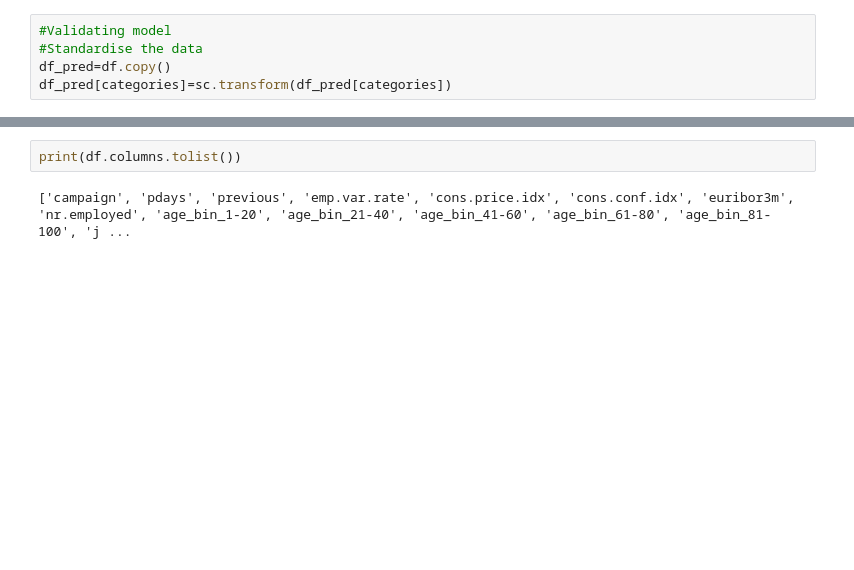
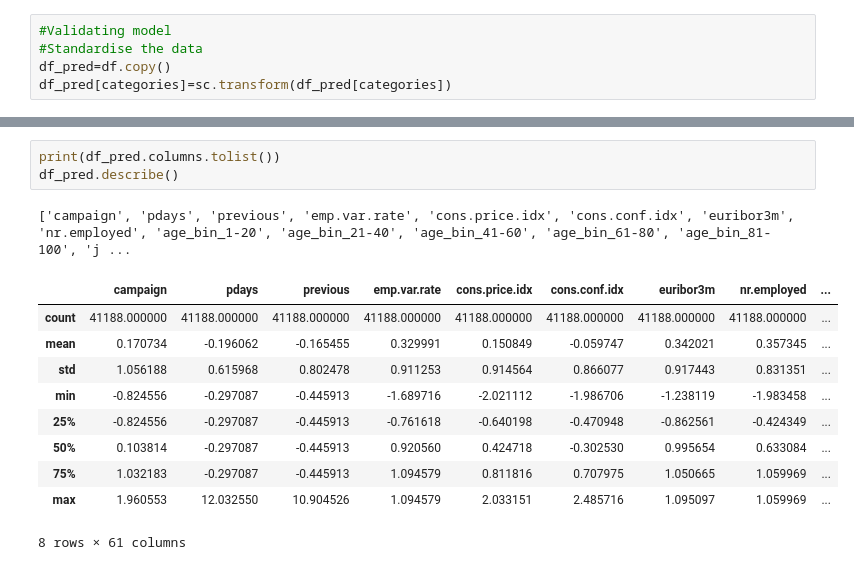
Before and after one commit to srimos/DI_Bootcamp, a Jupyter notebook: Week11/model.ipynb, the cells around one changed output, grey strips where cells are left out. Saved outputs shown, nothing was run; the diff lists cells and outputs as text; blank space fills up the shorter version.

```diff
--- a/Week11/model.ipynb
+++ b/Week11/model.ipynb
@@ -449,6 +463,17 @@ prediction
 array([1])
 # %%
-print(df.columns.tolist())
+print(df_pred.columns.tolist())
+df_pred.describe()
 # %% [output]
 ['campaign', 'pdays', 'previous', 'emp.var.rate', 'cons.price.idx', 'cons.conf.idx', 'euribor3m', 'nr.employed', 'age_bin_1-20', 'age_bin_21-40', 'age_bin_41-60', 'age_bin_61-80', 'age_bin_81-100', 'j ...
+|  | campaign | pdays | previous | emp.var.rate | cons.price.idx | cons.conf.idx | euribor3m | nr.employed | ... |
+| count | 41188.000000 | 41188.000000 | 41188.000000 | 41188.000000 | 41188.000000 | 41188.000000 | 41188.000000 | 41188.000000 | ... |
+| mean | 0.170734 | -0.196062 | -0.165455 | 0.329991 | 0.150849 | -0.059747 | 0.342021 | 0.357345 | ... |
+| std | 1.056188 | 0.615968 | 0.802478 | 0.911253 | 0.914564 | 0.866077 | 0.917443 | 0.831351 | ... |
+| min | -0.824556 | -0.297087 | -0.445913 | -1.689716 | -2.021112 | -1.986706 | -1.238119 | -1.983458 | ... |
+| 25% | -0.824556 | -0.297087 | -0.445913 | -0.761618 | -0.640198 | -0.470948 | -0.862561 | -0.424349 | ... |
+| 50% | 0.103814 | -0.297087 | -0.445913 | 0.920560 | 0.424718 | -0.302530 | 0.995654 | 0.633084 | ... |
+| 75% | 1.032183 | -0.297087 | -0.445913 | 1.094579 | 0.811816 | 0.707975 | 1.050665 | 1.059969 | ... |
+| max | 1.960553 | 12.032550 | 10.904526 | 1.094579 | 2.033151 | 2.485716 | 1.095097 | 1.059969 | ... |
+8 rows × 61 columns
 # %%
```
Also changed, not shown: parts of 13 cells of this notebook.
